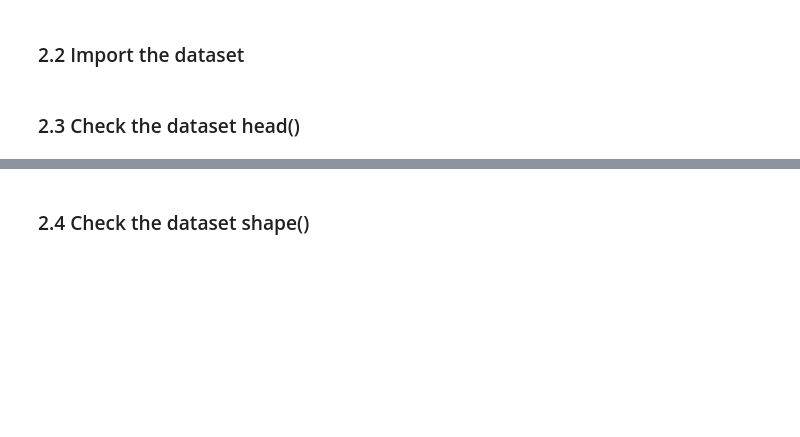
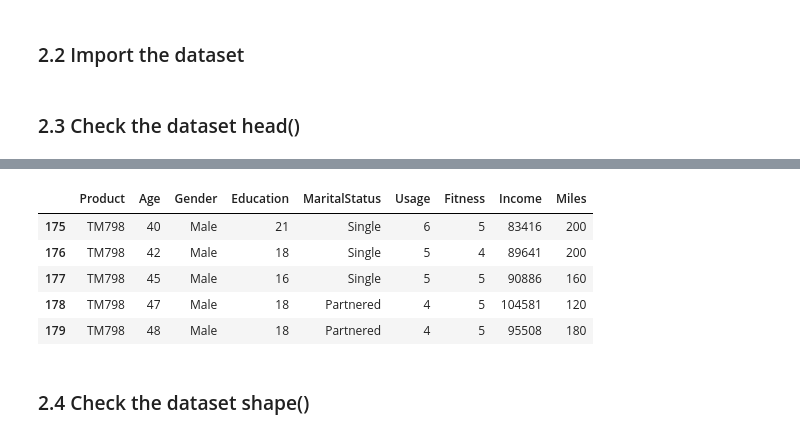
Before and after one commit to sirhomersimpson/pgp-aiml, a Jupyter notebook: fundamentals_aiml/cardio_good_fitness_project.ipynb, the cells around one changed output, grey strips where cells are left out. Drawn from its saved outputs; the diff is of its cells as text; code cells hidden in the pictures; blank space fills up the shorter version.

```diff
--- a/fundamentals_aiml/cardio_good_fitness_project.ipynb
+++ b/fundamentals_aiml/cardio_good_fitness_project.ipynb
@@ -63,3 +63,12 @@ print(cardio_dataset.head())
+# %%
+cardio_dataset.tail()
+# %% [output]
+|  | Product | Age | Gender | Education | MaritalStatus | Usage | Fitness | Income | Miles |
+| 175 | TM798 | 40 | Male | 21 | Single | 6 | 5 | 83416 | 200 |
+| 176 | TM798 | 42 | Male | 18 | Single | 5 | 4 | 89641 | 200 |
+| 177 | TM798 | 45 | Male | 16 | Single | 5 | 5 | 90886 | 160 |
+| 178 | TM798 | 47 | Male | 18 | Partnered | 4 | 5 | 104581 | 120 |
+| 179 | TM798 | 48 | Male | 18 | Partnered | 4 | 5 | 95508 | 180 |
 # %% [markdown]
 ### 2.4 Check the dataset shape()
 # %%
```
Also changed, not shown: parts of 13 cells of this notebook.
